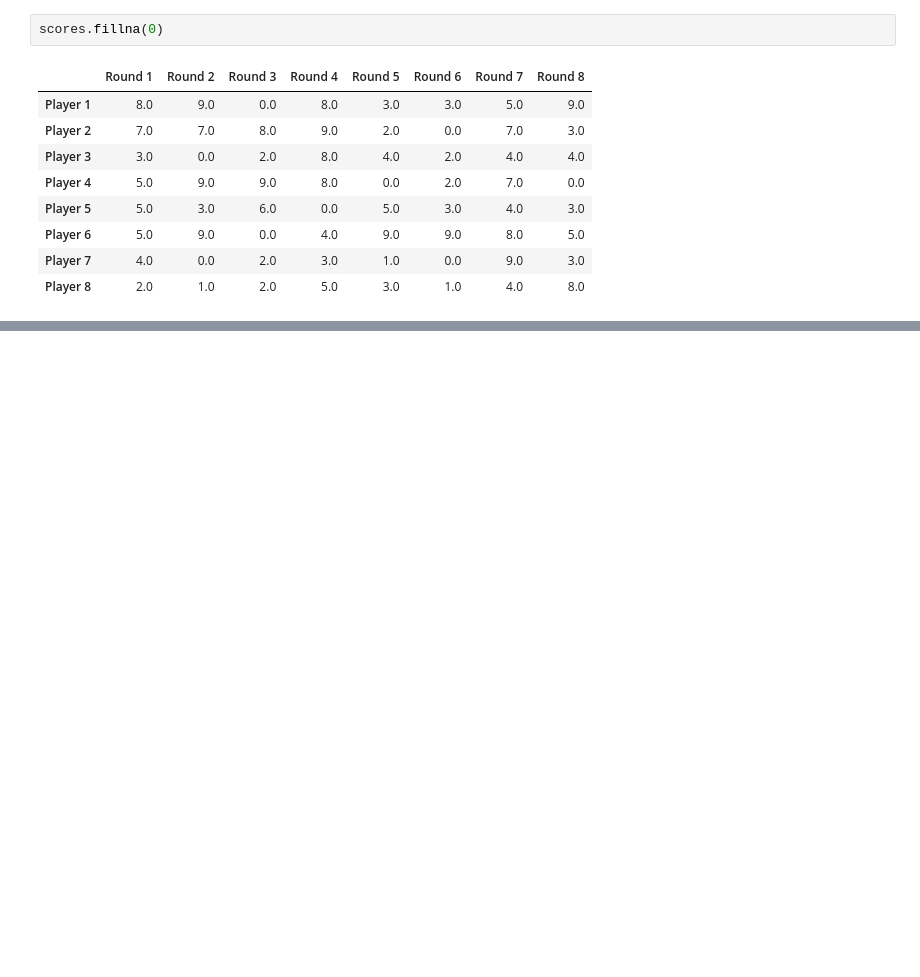
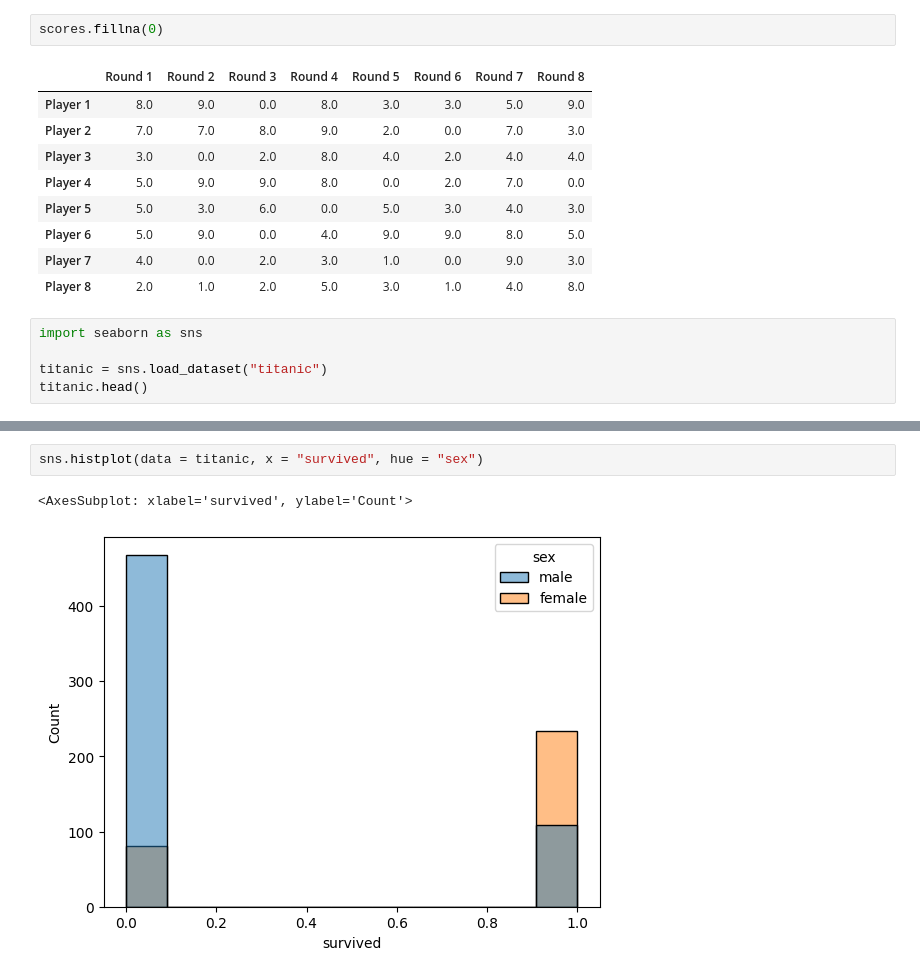
Before and after one commit to Razjoh/Databehandling-Rasmus-Johansson, a Jupyter notebook: Code-alongs/L1_missing_aggregation.ipynb, the cells around one changed output, grey strips where cells are left out. Drawn from its saved outputs; the diff is of its cells as text; blank space fills up the shorter version.

Commit message:
code along missing data titanic

```diff
--- a/Code-alongs/L1_missing_aggregation.ipynb
+++ b/Code-alongs/L1_missing_aggregation.ipynb
@@ -93,3 +93,8 @@ scores.fillna(0)
 | Player 6 | 5.0 | 9.0 | 0.0 | 4.0 | 9.0 | 9.0 | 8.0 | 5.0 |
 | Player 7 | 4.0 | 0.0 | 2.0 | 3.0 | 1.0 | 0.0 | 9.0 | 3.0 |
 | Player 8 | 2.0 | 1.0 | 2.0 | 5.0 | 3.0 | 1.0 | 4.0 | 8.0 |
+# %%
+import seaborn as sns
+
+titanic = sns.load_dataset("titanic")
+titanic.head()
@@ -95,0 +172,5 @@ scores.fillna(0)
+# %%
+sns.histplot(data = titanic, x = "survived", hue = "sex")
+# %% [output]
+<AxesSubplot: xlabel='survived', ylabel='Count'>
+[figure, added]
```
Also changed, not shown: parts of 13 cells of this notebook.
